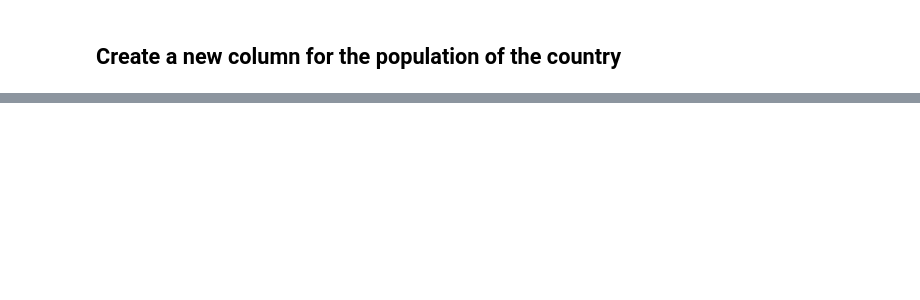
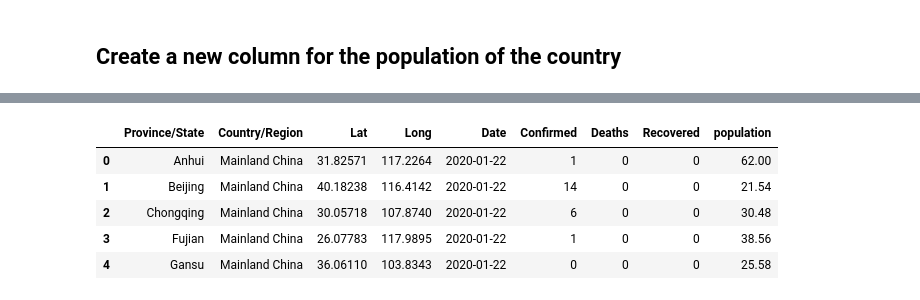
Before and after one commit to Sylar257/Corona-Virus-SG, a Jupyter notebook: Data Visualization and time-series prediction for CoronaVirus.ipynb, the cells around one changed output, grey strips where cells are left out. Cells and saved outputs as stored; diff of their text form; code cells hidden in the pictures; blank space fills up the shorter version.

```diff
--- a/Data Visualization and time-series prediction for CoronaVirus.ipynb
+++ b/Data Visualization and time-series prediction for CoronaVirus.ipynb
@@ -322,0 +324,9 @@ temp.style.background_gradient(cmap='Pastel1_r')
+# %%
+full_table.head()
+# %% [output]
+|  | Province/State | Country/Region | Lat | Long | Date | Confirmed | Deaths | Recovered | population |
+| 0 | Anhui | Mainland China | 31.82571 | 117.2264 | 2020-01-22 | 1 | 0 | 0 | 62.00 |
+| 1 | Beijing | Mainland China | 40.18238 | 116.4142 | 2020-01-22 | 14 | 0 | 0 | 21.54 |
+| 2 | Chongqing | Mainland China | 30.05718 | 107.8740 | 2020-01-22 | 6 | 0 | 0 | 30.48 |
+| 3 | Fujian | Mainland China | 26.07783 | 117.9895 | 2020-01-22 | 1 | 0 | 0 | 38.56 |
+| 4 | Gansu | Mainland China | 36.06110 | 103.8343 | 2020-01-22 | 0 | 0 | 0 | 25.58 |
```
Also changed, not shown: parts of 19 cells of this notebook.
